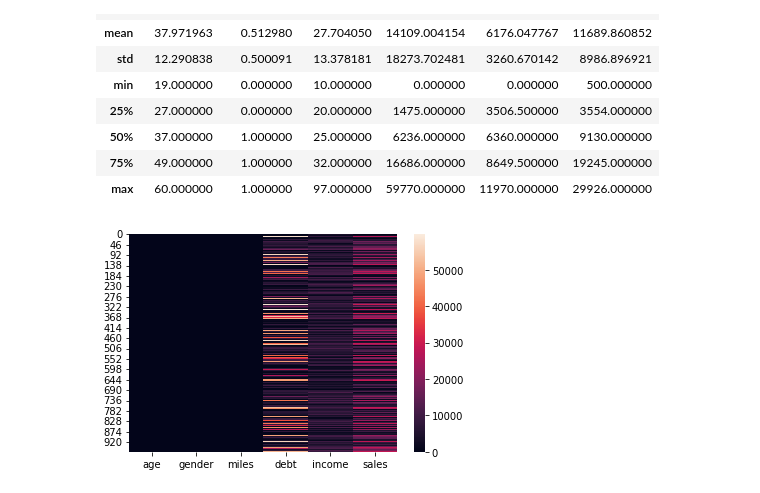
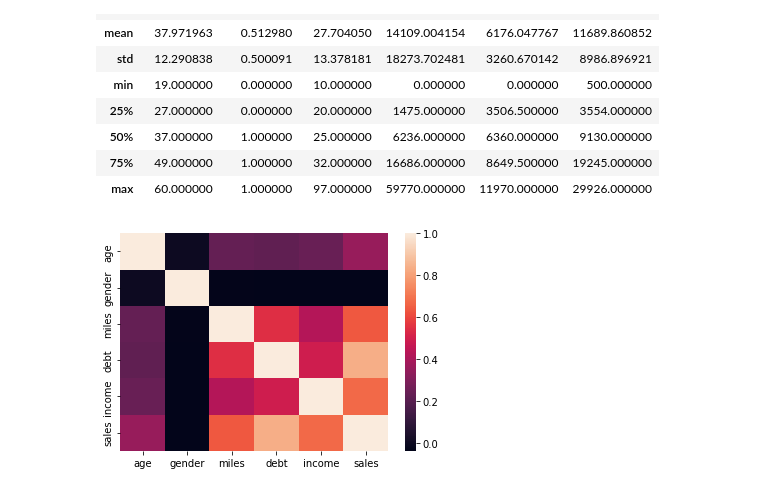
Before and after one commit to saishanakar/FML, a Jupyter notebook: Untitled6.ipynb, the cells around one changed output. Cells and saved outputs as stored; diff of their text form; code cells hidden in the pictures.

```diff
--- a/Untitled6.ipynb
+++ b/Untitled6.ipynb
@@ -138,8 +138,10 @@ data.describe()
 | 50% | 37.000000 | 1.000000 | 25.000000 | 6236.000000 | 6360.000000 | 9130.000000 |
 | 75% | 49.000000 | 1.000000 | 32.000000 | 16686.000000 | 8649.500000 | 19245.000000 |
 | max | 60.000000 | 1.000000 | 97.000000 | 59770.000000 | 11970.000000 | 29926.000000 |
+# %%
+c=data.corr()
 # %%
-s.heatmap(data)
+s.heatmap(c)
 plt.show()
 # %% [output]
-[figure, old version]
+[figure, new version]
```
